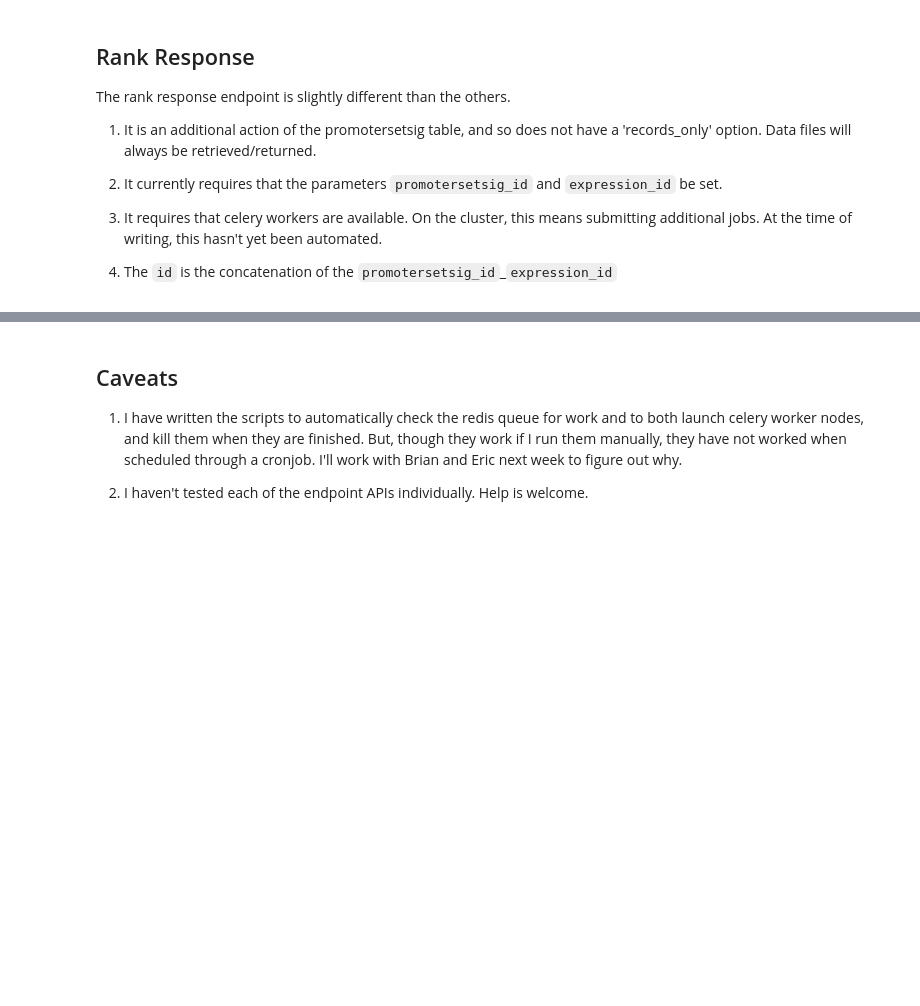
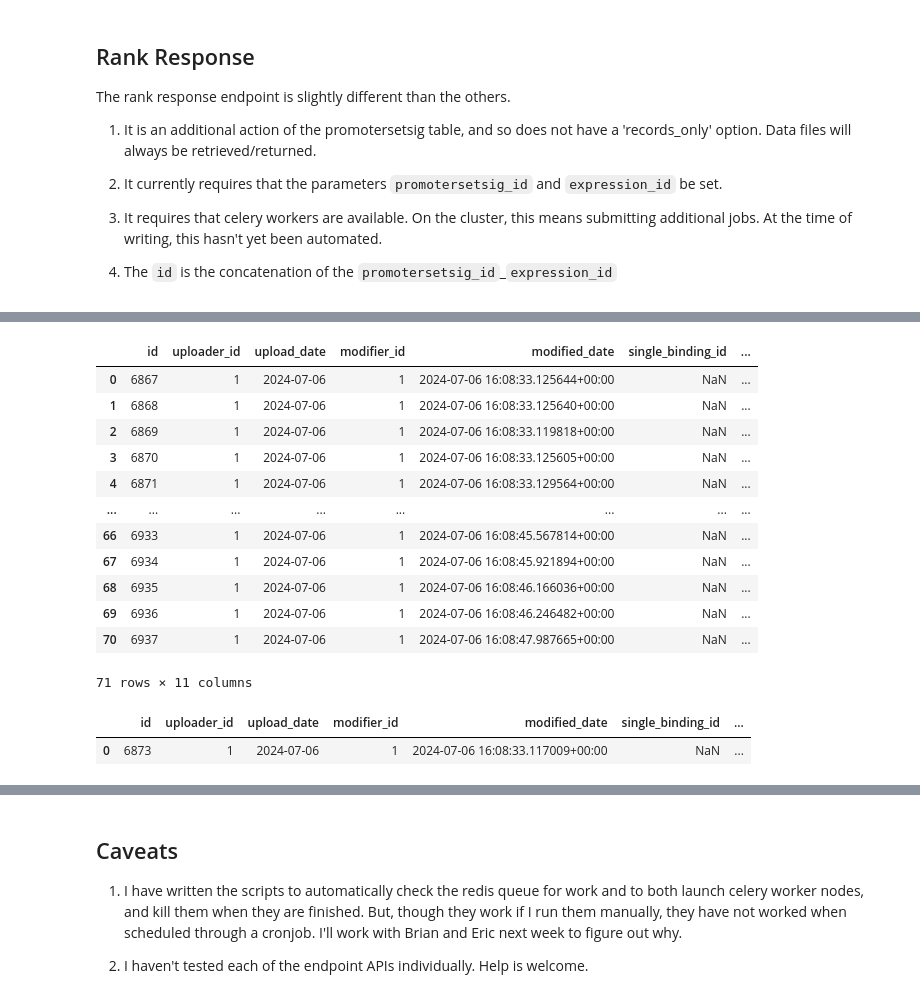
Before and after one commit to ejiawustl/yeastdnnexplorer, a Jupyter notebook: docs/tutorials/database_interface.ipynb, the cells around one changed output, grey strips where cells are left out. Drawn from its saved outputs; the diff is of its cells as text; code cells hidden in the pictures; blank space fills up the shorter version.

```diff
--- a/docs/tutorials/database_interface.ipynb
+++ b/docs/tutorials/database_interface.ipynb
@@ -353,0 +374,37 @@ plt.show()
+# %%
+pss_api.pop_params(None)
+
+pss_api.push_params({"datasource": "brent_nf_cc", "aggregated": "true"})
+
+callingcards_aggregated_meta_res = await pss_api.read()
+
+callingcards_aggregated_meta_df = callingcards_aggregated_meta_res.get("metadata")
+# %%
+callingcards_aggregated_meta_df
+# %% [output]
+|  | id | uploader_id | upload_date | modifier_id | modified_date | single_binding_id | ... |
+| 0 | 6867 | 1 | 2024-07-06 | 1 | 2024-07-06 16:08:33.125644+00:00 | NaN | ... |
+| 1 | 6868 | 1 | 2024-07-06 | 1 | 2024-07-06 16:08:33.125640+00:00 | NaN | ... |
+| 2 | 6869 | 1 | 2024-07-06 | 1 | 2024-07-06 16:08:33.119818+00:00 | NaN | ... |
+| 3 | 6870 | 1 | 2024-07-06 | 1 | 2024-07-06 16:08:33.125605+00:00 | NaN | ... |
+| 4 | 6871 | 1 | 2024-07-06 | 1 | 2024-07-06 16:08:33.129564+00:00 | NaN | ... |
+| ... | ... | ... | ... | ... | ... | ... | ... |
+| 66 | 6933 | 1 | 2024-07-06 | 1 | 2024-07-06 16:08:45.567814+00:00 | NaN | ... |
+| 67 | 6934 | 1 | 2024-07-06 | 1 | 2024-07-06 16:08:45.921894+00:00 | NaN | ... |
+| 68 | 6935 | 1 | 2024-07-06 | 1 | 2024-07-06 16:08:46.166036+00:00 | NaN | ... |
+| 69 | 6936 | 1 | 2024-07-06 | 1 | 2024-07-06 16:08:46.246482+00:00 | NaN | ... |
+| 70 | 6937 | 1 | 2024-07-06 | 1 | 2024-07-06 16:08:47.987665+00:00 | NaN | ... |
+71 rows × 11 columns
+# %%
+pss_api.push_params({"regulator_symbol": "GZF3"})
+
+callingcards_res = await pss_api.read()
+
+gzf3_callingcards_res = callingcards_res.get("metadata")
+
+gzf3_callingcards_res
+
+#gzf3_callingcards_res[~gzf3_callingcards_res.composite_binding_id.isna()]
+# %% [output]
+|  | id | uploader_id | upload_date | modifier_id | modified_date | single_binding_id | ... |
+| 0 | 6873 | 1 | 2024-07-06 | 1 | 2024-07-06 16:08:33.117009+00:00 | NaN | ... |
```
Also changed, not shown: parts of 17 cells of this notebook.
